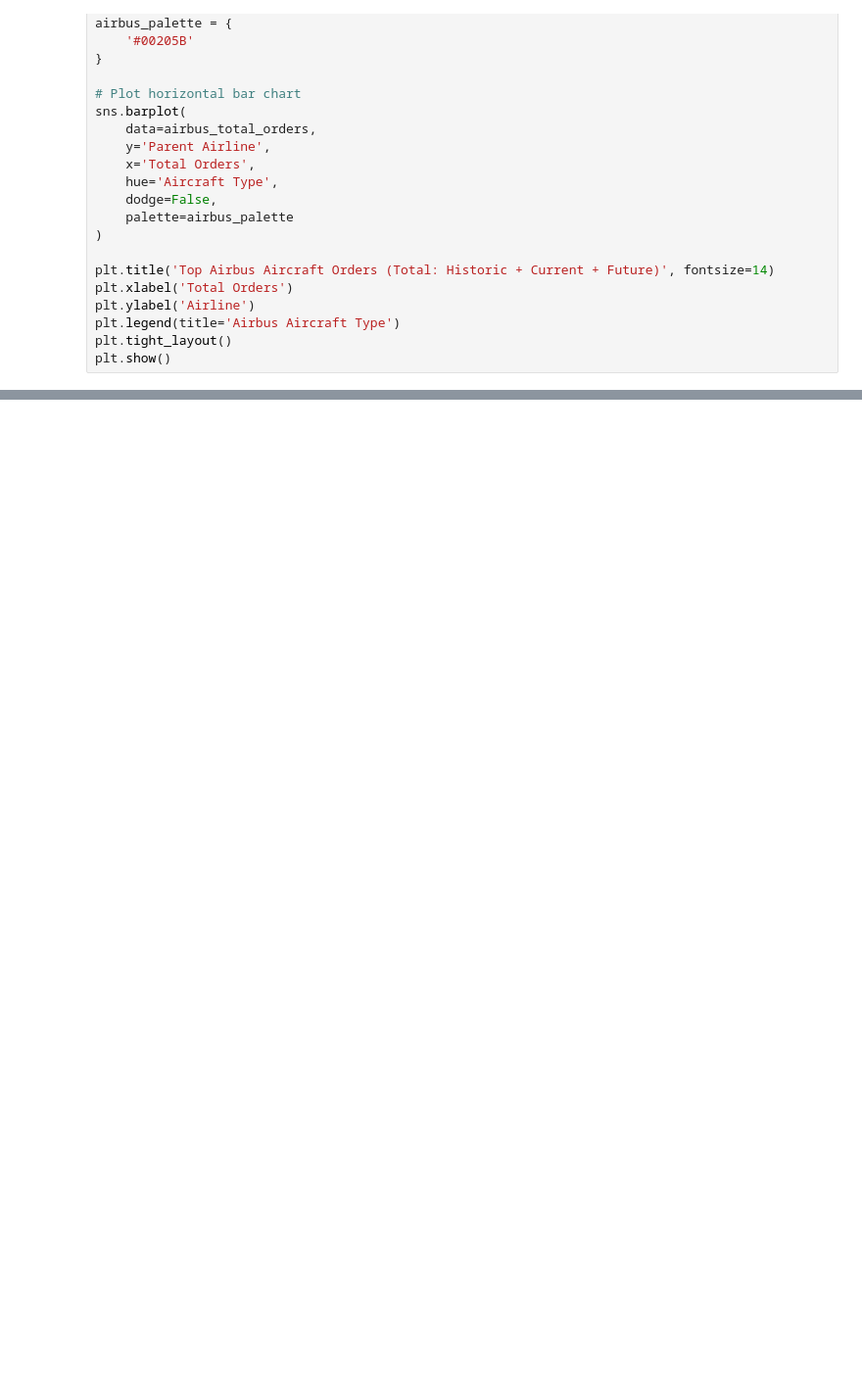
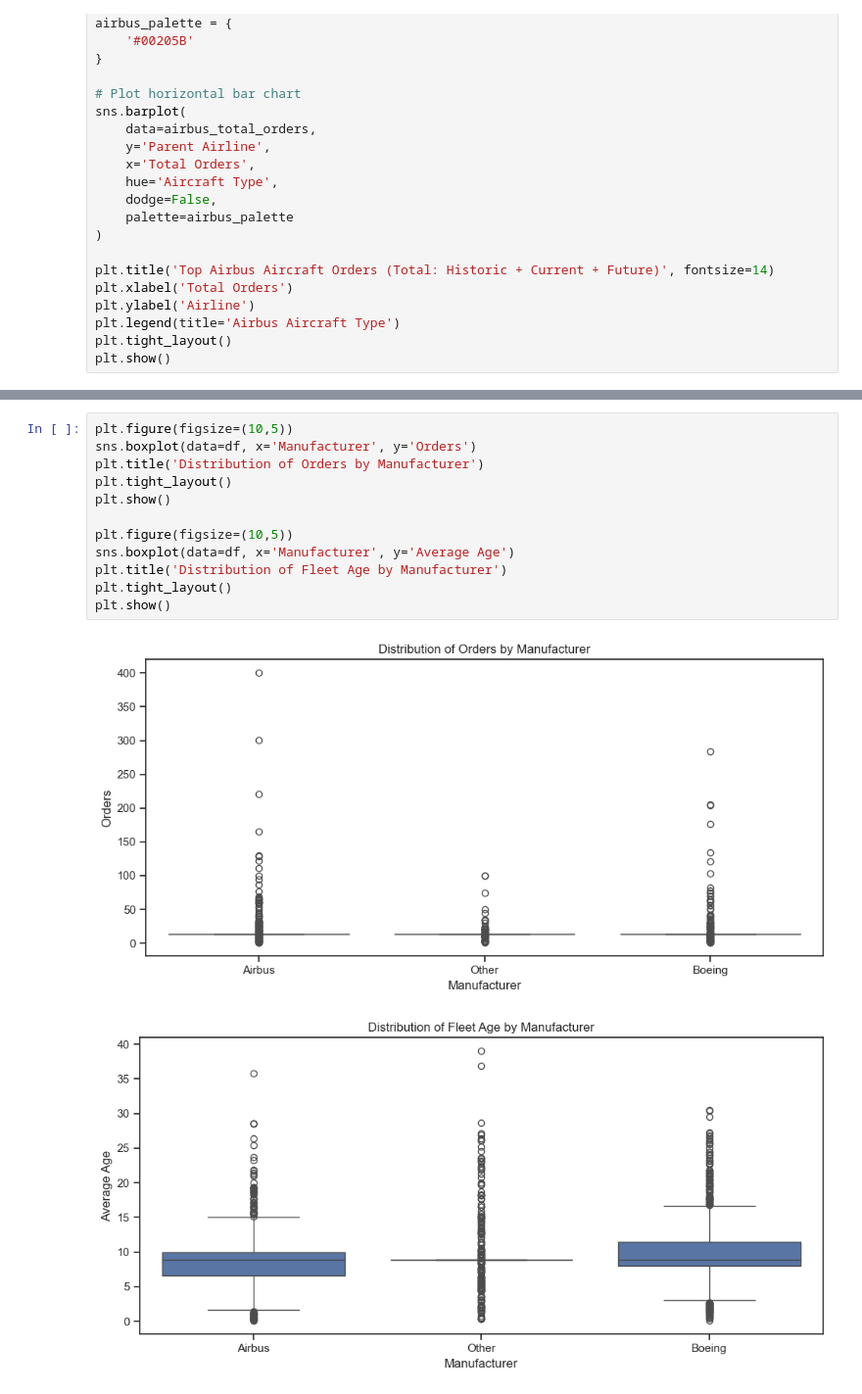
Before and after one commit to akhi-raj/boeing-vs-airbus-analysis, a Jupyter notebook: notebook/boeing_vs_airbus.ipynb, the cells around one changed output, grey strips where cells are left out. Shown: that part at 98% size. Cells and saved outputs as stored; diff of their text form; blank space fills up the shorter version.

```diff
--- a/notebook/boeing_vs_airbus.ipynb
+++ b/notebook/boeing_vs_airbus.ipynb
@@ -438,0 +506,15 @@ df.groupby('Aircraft Type')['Total Orders'].sum().sort_values(ascending=False).h
+# %%
+plt.figure(figsize=(10,5))
+sns.boxplot(data=df, x='Manufacturer', y='Orders')
+plt.title('Distribution of Orders by Manufacturer')
+plt.tight_layout()
+plt.show()
+
+plt.figure(figsize=(10,5))
+sns.boxplot(data=df, x='Manufacturer', y='Average Age')
+plt.title('Distribution of Fleet Age by Manufacturer')
+plt.tight_layout()
+plt.show()
+# %% [output]
+[figure, added]
+[figure, added]
```
Also changed, not shown: parts of 24 cells of this notebook.
